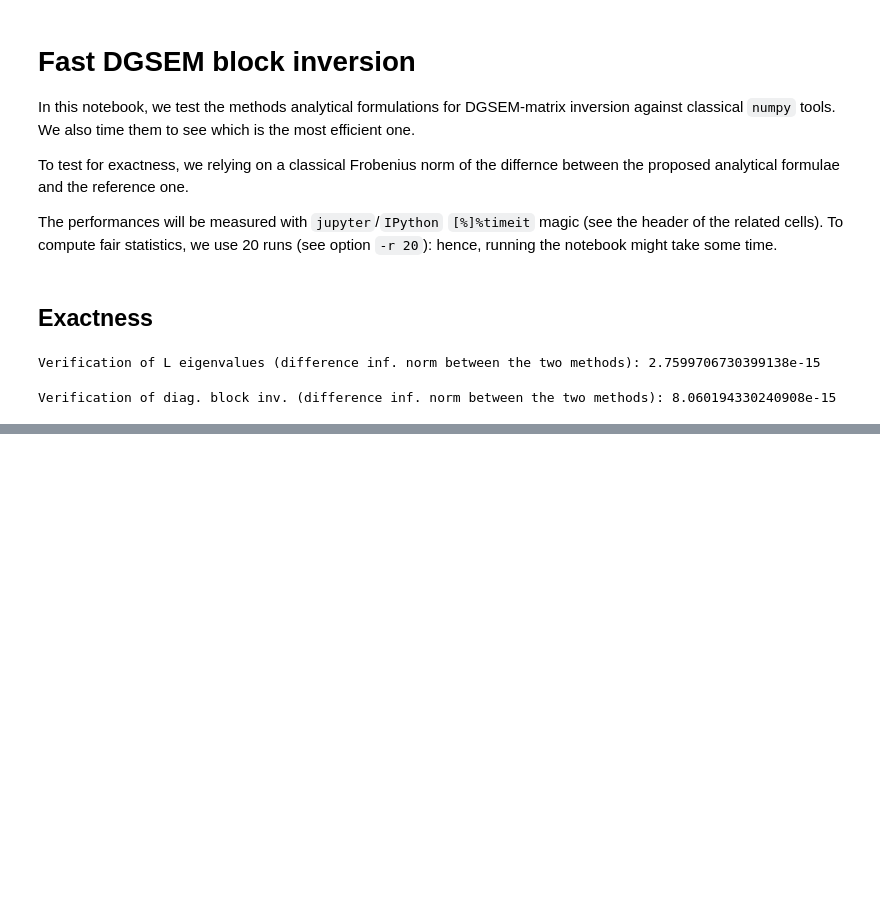
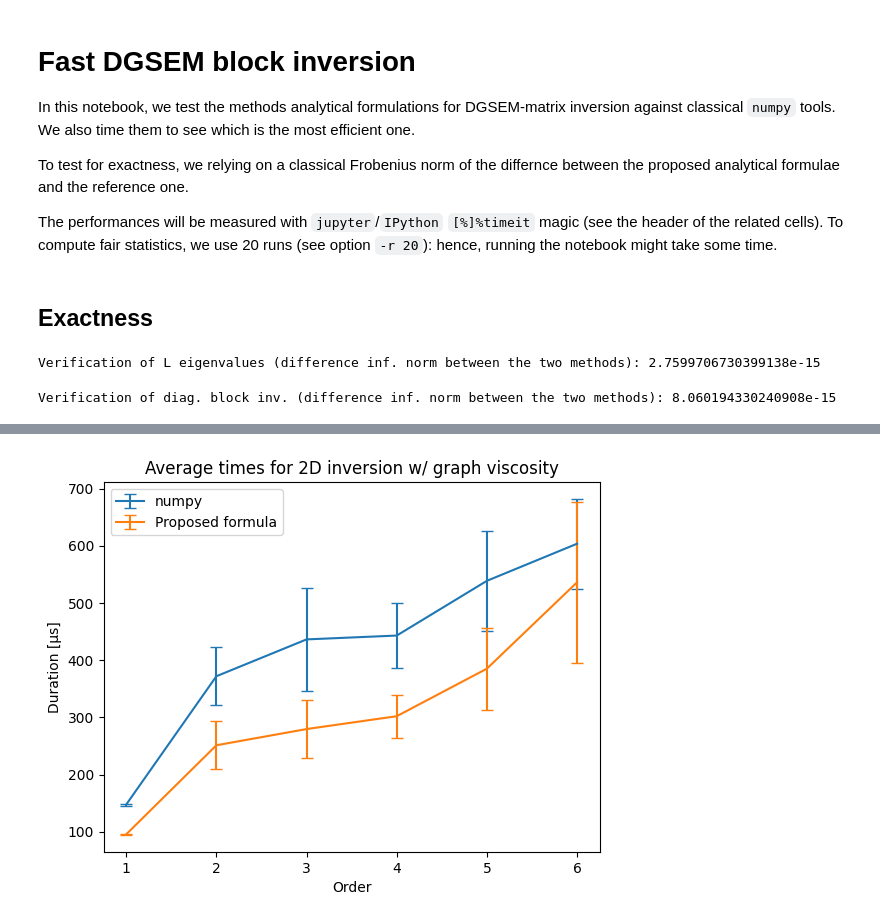
Before and after one commit to rueljean/fast_DGSEM_block_inversion, a Jupyter notebook: test_fast_dgsem.ipynb, the cells around one changed output, grey strips where cells are left out. Saved outputs shown, nothing was run; the diff lists cells and outputs as text; code cells hidden in the pictures; blank space fills up the shorter version.

```diff
--- a/test_fast_dgsem.ipynb
+++ b/test_fast_dgsem.ipynb
@@ -135,0 +151,9 @@ _ = ax.set_xlabel("Order")
+# %%
+ax = perf.plot(use_index=True, y="L2d_inv_vis_numpy", yerr="L2d_inv_vis_numpy_std", capsize=4)
+_ = perf.plot(use_index=True, y="L2d_inv_vis_analytical", yerr="L2d_inv_vis_analytical_std", capsize=4, ax=ax)
+_ = ax.set_title("Average times for 2D inversion w/ graph viscosity")
+_ = ax.set_xlabel("Order")
+_ = ax.set_ylabel("Duration [µs]")
+_ = ax.legend(["numpy", "Proposed formula"])
+# %% [output]
+[figure, added]
```
Also changed, not shown: parts of 7 cells of this notebook.
